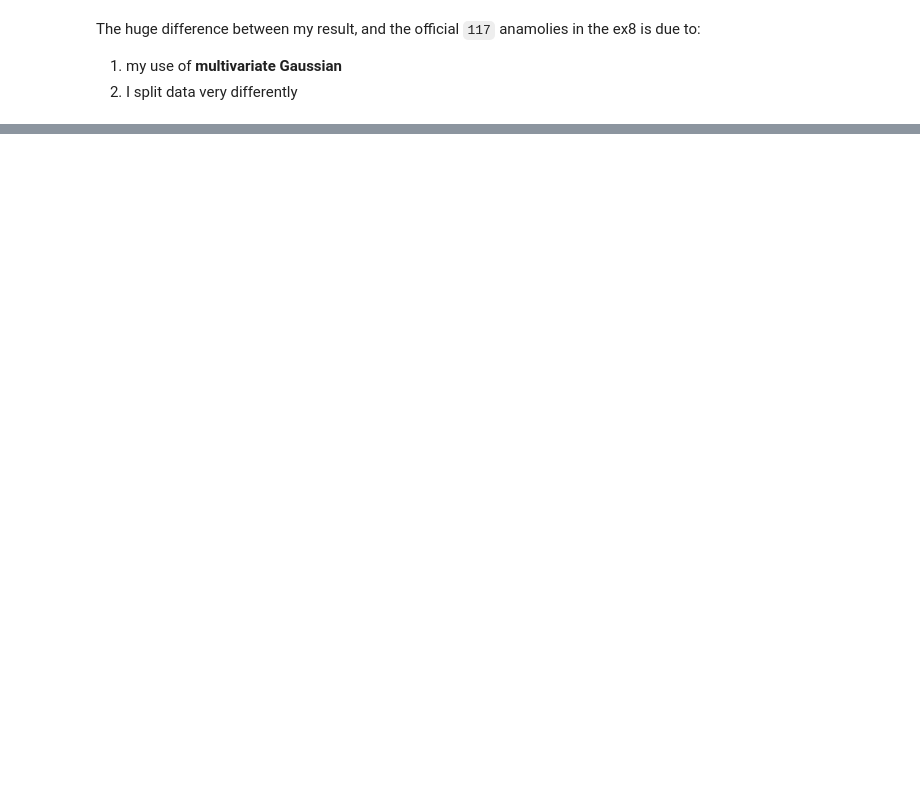
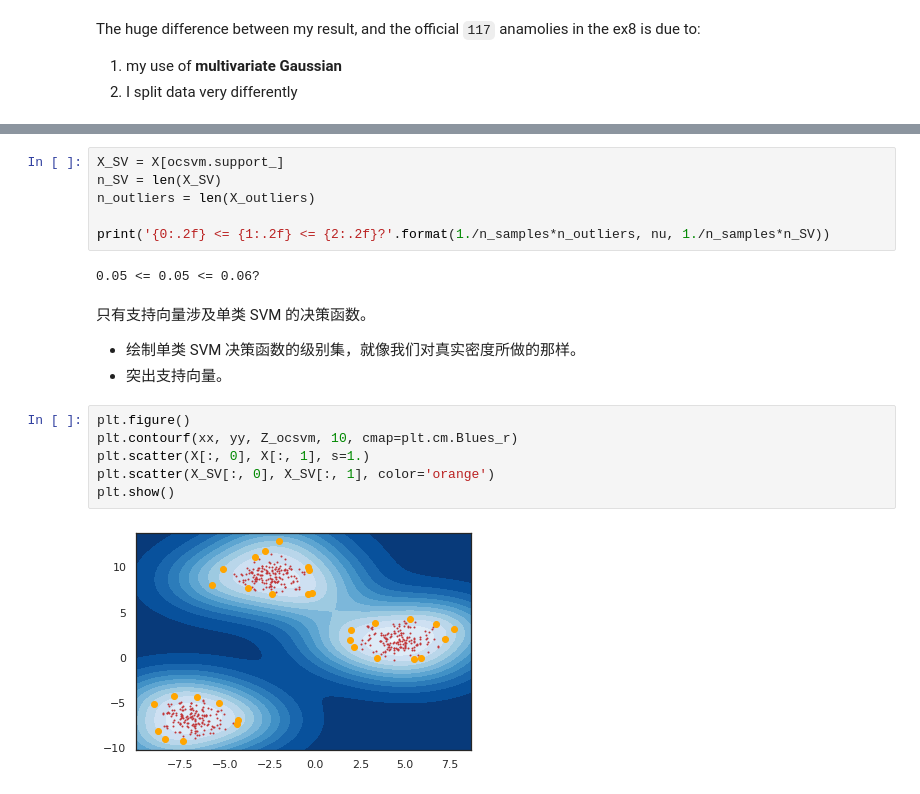
Before and after one commit to Ulysses-WJL/MachineLearning, a Jupyter notebook: 异常检测与推荐系统/1- Anomaly detection.ipynb, the cells around one changed output, grey strips where cells are left out. Saved outputs shown, nothing was run; the diff lists cells and outputs as text; blank space fills up the shorter version.

```diff
--- a/异常检测与推荐系统/1- Anomaly detection.ipynb
+++ b/异常检测与推荐系统/1- Anomaly detection.ipynb
@@ -311,0 +420,21 @@ The huge difference between my result, and the official `117` anamolies in the e
+# %%
+X_SV = X[ocsvm.support_]
+n_SV = len(X_SV)
+n_outliers = len(X_outliers)
+
+print('{0:.2f} <= {1:.2f} <= {2:.2f}?'.format(1./n_samples*n_outliers, nu, 1./n_samples*n_SV))
+# %% [output]
+0.05 <= 0.05 <= 0.06?
+# %% [markdown]
+只有支持向量涉及单类 SVM 的决策函数。
+
+- 绘制单类 SVM 决策函数的级别集，就像我们对真实密度所做的那样。
+- 突出支持向量。
+# %%
+plt.figure()
+plt.contourf(xx, yy, Z_ocsvm, 10, cmap=plt.cm.Blues_r)
+plt.scatter(X[:, 0], X[:, 1], s=1.)
+plt.scatter(X_SV[:, 0], X_SV[:, 1], color='orange')
+plt.show()
+# %% [output]
+[figure, added]
```
Also changed, not shown: parts of 21 cells of this notebook, 1 other file.
